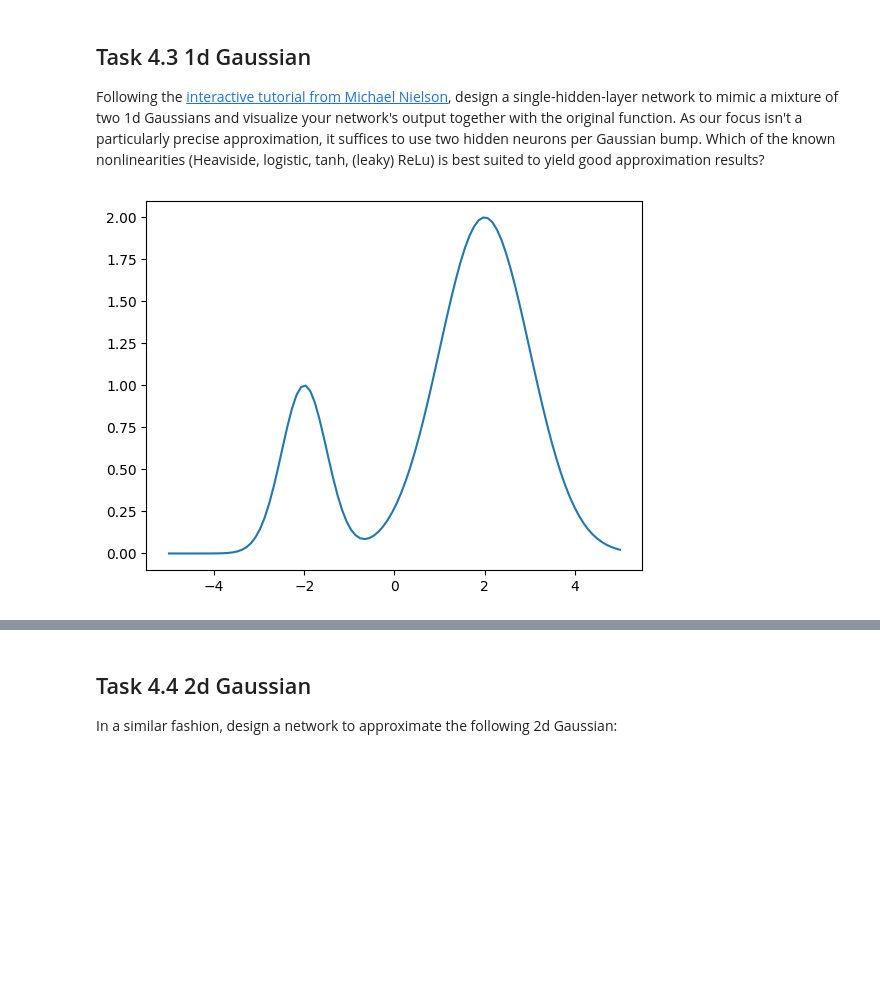
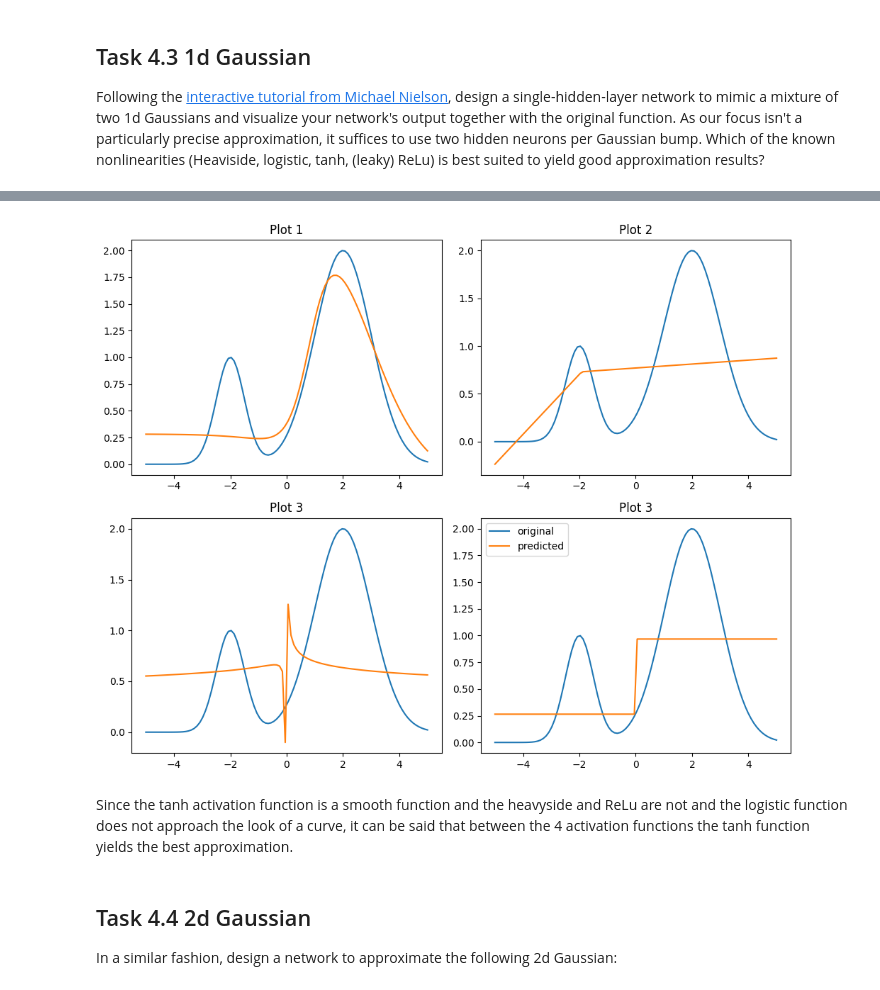
Before and after one commit to d3nnis2001/NeuralNetworks, a Jupyter notebook: a4.ipynb, the cells around one changed output, grey strips where cells are left out. Drawn from its saved outputs; the diff is of its cells as text; code cells hidden in the pictures; blank space fills up the shorter version.

```diff
--- a/a4.ipynb
+++ b/a4.ipynb
@@ -117,14 +117,3 @@ The third equation:
 
 Following the [interactive tutorial from Michael Nielson](http://neuralnetworksanddeeplearning.com/chap4.html), design a single-hidden-layer network to mimic a mixture of two 1d Gaussians and visualize your network's output together with the original function. As our focus isn't a particularly precise approximation, it suffices to use two hidden neurons per Gaussian bump.
 Which of the known nonlinearities (Heaviside, logistic, tanh, (leaky) ReLu) is best suited to yield good approximation results?
-# %%
-def Gaussian(x, mu=0, sigma=1):
-    if x.ndim == 1:
-        x = x[:,np.newaxis]  # ensure last dim of x is data dim
-    return np.exp(-np.linalg.norm(x-mu, axis=-1)**2 / (2*sigma**2))
-
-x = np.linspace(-5, 5, 100)
-y = Gaussian(x, mu=-2, sigma=0.5) + 2*Gaussian(x, mu=2, sigma=1)
-plt.plot(x, y);
-# %% [output]
-[figure, removed]
@@ -137,0 +120,57 @@ def sigmoid(x):
+# %%
+import numpy as np
+import tensorflow as tf
+import matplotlib.pyplot as plt
+import tensorflow.keras.backend as K
+
+def Gaussian(x, mu=0, sigma=1):
+    if x.ndim == 1:
+        x = x[:, np.newaxis]
+    return np.exp(-np.linalg.norm(x - mu, axis=-1)**2 / (2 * sigma**2))
+
+#Generating
+x = np.linspace(-5, 5, 100)
+y = Gaussian(x, mu=-2, sigma=0.5) + 2 * Gaussian(x, mu=2, sigma=1)
+
+
+def calculate(activaton):
+    model = tf.keras.models.Sequential([tf.keras.layers.Dense(2, activation=activaton, input_shape=(1,)), tf.keras.layers.Dense(1)])
+
+    #Compiling a model
+    model.compile(optimizer='adam', loss='mse')
+    model.fit(x, y, epochs=1000, verbose=0)
+
+    #Predicting output
+    y_pred = model.predict(x)
+    return y_pred
+
+def log_activation(x):
+    return K.log(K.abs(x) + 1e-6)
+
+def heavyside_activation(x):
+    return K.cast(x >= 0, dtype=K.floatx())
+
+fig, axs = plt.subplots(2, 2, figsize=(10, 8))
+
+axs[0, 0].plot(x, y, label='original')
+axs[0, 0].plot(x, calculate("tanh"), label='predicted')
+axs[0, 0].set_title('Plot 1')
+
+axs[0, 1].plot(x, y, label='original')
+axs[0, 1].plot(x, calculate("ReLU"), label='predicted')
+axs[0, 1].set_title('Plot 2')
+
+axs[1, 0].plot(x, y, label='original')
+axs[1, 0].plot(x, calculate(log_activation), label='predicted')
+axs[1, 0].set_title('Plot 3')
+
+axs[1, 1].plot(x, y, label='original')
+axs[1, 1].plot(x, calculate(heavyside_activation), label='predicted')
+axs[1, 1].set_title('Plot 3')
+
+axs[1, 1].legend()
+
+fig.tight_layout()
+
+plt.show()
+# %% [output]
@@ -138,3 +185,6 @@ def sigmoid(x):
+[figure, added]
+# %% [markdown]
+Since the tanh activation function is a smooth function and the heavyside and ReLu are not and the logistic function does not approach the look of a curve, it can be said that between the 4 activation functions the tanh function yields the best approximation.
 # %% [markdown]
 ## Task 4.4 2d Gaussian
 
```
Also changed, not shown: parts of 2 cells of this notebook.
